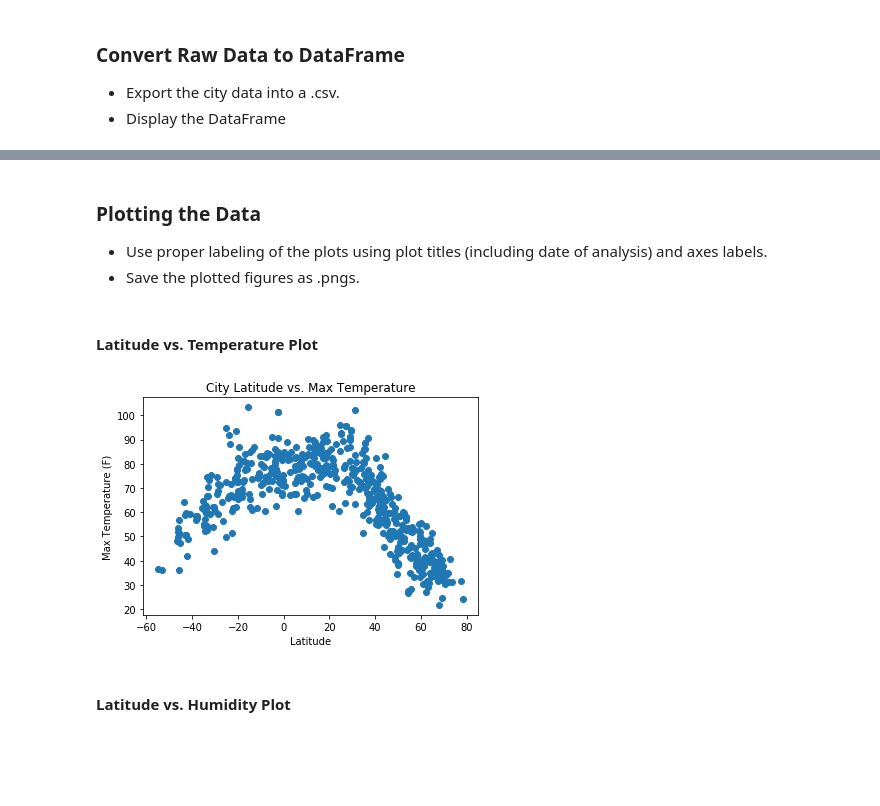
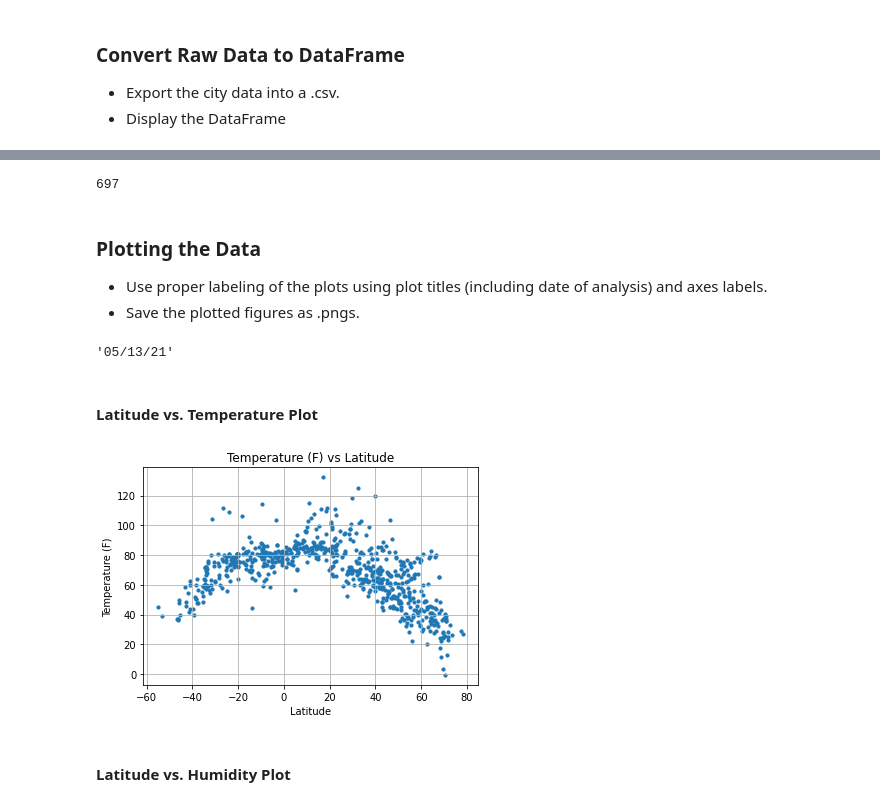
Before and after one commit to Jesskhunter/python-api-challenge, a Jupyter notebook: WeatherPy/WeatherPy.ipynb, the cells around one changed output, grey strips where cells are left out. Cells and saved outputs as stored; diff of their text form; code cells hidden in the pictures; blank space fills up the shorter version.

```diff
--- a/WeatherPy/WeatherPy.ipynb
+++ b/WeatherPy/WeatherPy.ipynb
@@ -194,24 +196,21 @@ weather_data.head()
+# %%
+# Show Record Count
+countforme = len(city_data_df)
+countforme
+# %% [output]
+697
 # %% [markdown]
 ### Plotting the Data
 * Use proper labeling of the plots using plot titles (including date of analysis) and axes labels.
 * Save the plotted figures as .pngs.
+# %%
+# Calculate latest date (max) for plot titles
+tstamp = city_data_df.Date.max()
+
+# Convert Unix timestamp to formated date
+fdate= time.strftime("%m/%d/%y",time.localtime(tstamp))
+fdate
+# %% [output]
+'05/13/21'
 # %% [markdown]
 #### Latitude vs. Temperature Plot
-# %%
-# Build scatter plot for latitude vs. temperature
-# Incorporate the other graph properties
-# Save the figure
-# Show plot
-scatlat = weather_data["Latitude"]
-scattemp = weather_data["Max Temp"]
-
-plt.scatter(scatlat,scattemp)
-plt.title('City Latitude vs. Max Temperature')
-plt.xlabel('Latitude')
-plt.ylabel('Max Temperature (F)')
-plt.savefig('scatplotlatitudemaxtemp')
-plt.show()
-
-#This code is analyzing the max temperature of each city and latitude.
-# %% [output]
-[figure, removed]
@@ -226,0 +217,13 @@ plt.show()
+# %%
+# Plot Temperature in Farenheit vs Latitude
+plt.scatter(city_data_df["Lat"], city_data_df["Max Temp"], marker = "o", s = 10)
+plt.grid()
+plt.xlabel("Latitude")
+plt.ylabel("Temperature (F)")
+plt.title("Temperature (F) vs Latitude")
+
+# As latitude approaches 0, i.e. the equator, temperature increases
+
+plt.savefig("../output_data/tempvlat.png")
+# %% [output]
+[figure, added]
```
Also changed, not shown: parts of 36 cells of this notebook, 19 other files.
